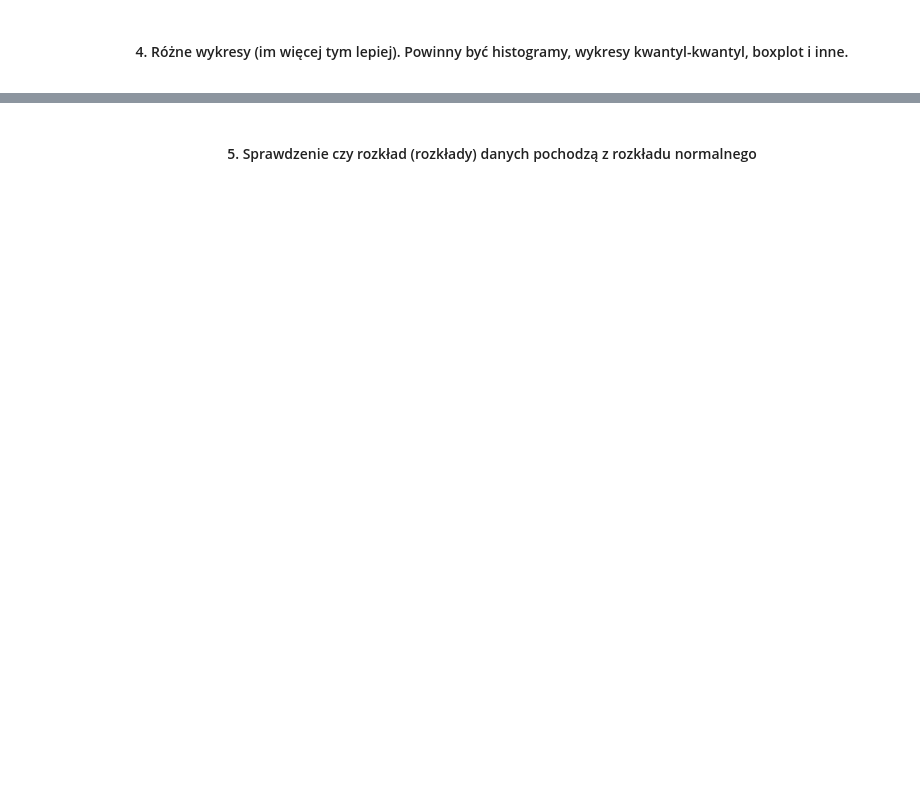
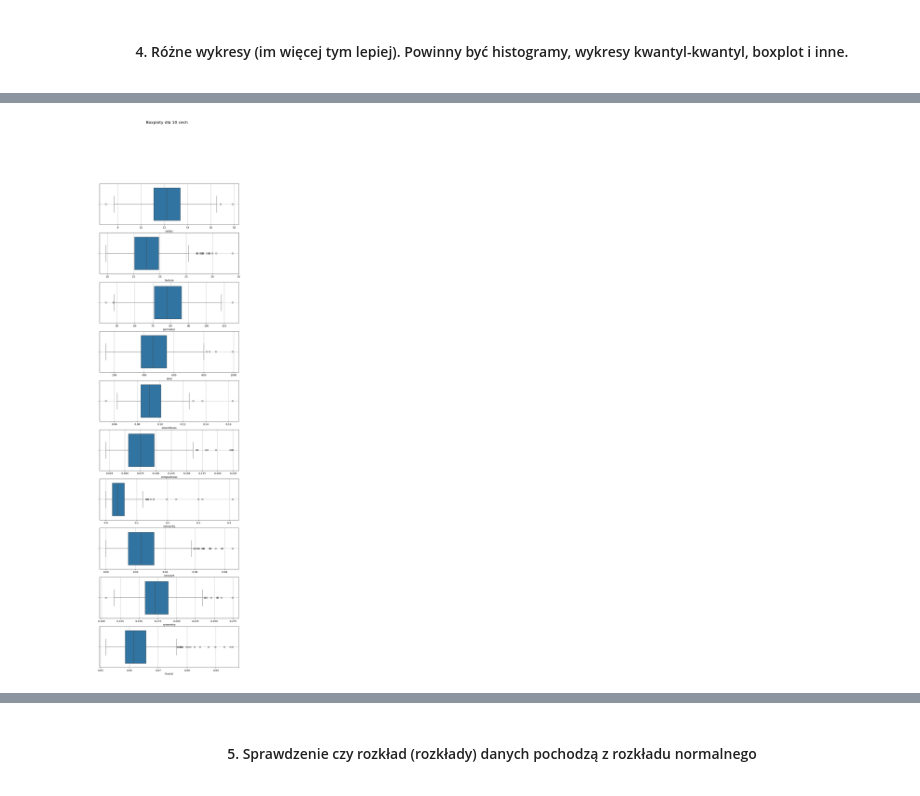
Before and after one commit to milymilek/statistics-projects, a Jupyter notebook: project-1/breast_cancer_analysis.ipynb, the cells around one changed output, grey strips where cells are left out. Saved outputs shown, nothing was run; the diff lists cells and outputs as text; code cells hidden in the pictures; blank space fills up the shorter version.

```diff
--- a/project-1/breast_cancer_analysis.ipynb
+++ b/project-1/breast_cancer_analysis.ipynb
@@ -188,0 +421,11 @@ plt.show()
+# %%
+fig, ax = plt.subplots(10, 1, figsize=(10, 35))
+
+for i, col in enumerate(col_names):
+    sns.boxplot(x=df_benign[col], ax=ax[i])
+    ax[i].grid(True)
+
+fig.suptitle('Boxploty dla 10 cech', fontsize=16)
+plt.show()
+# %% [output]
+[figure, added]
```
Also changed, not shown: parts of 28 cells of this notebook.
